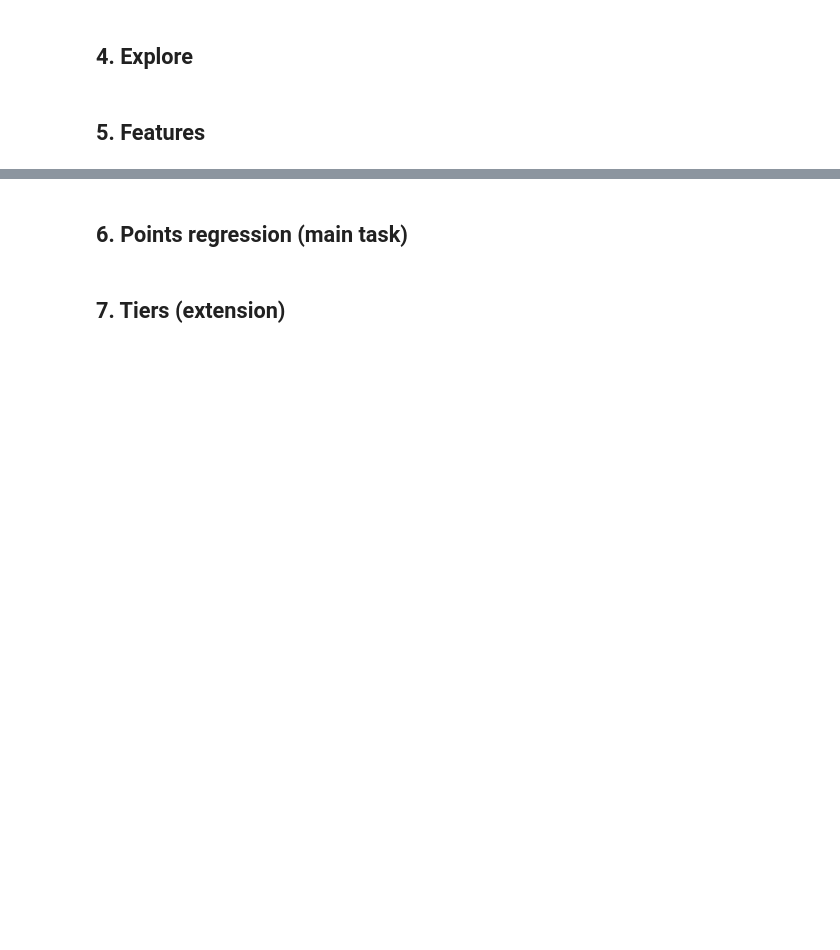
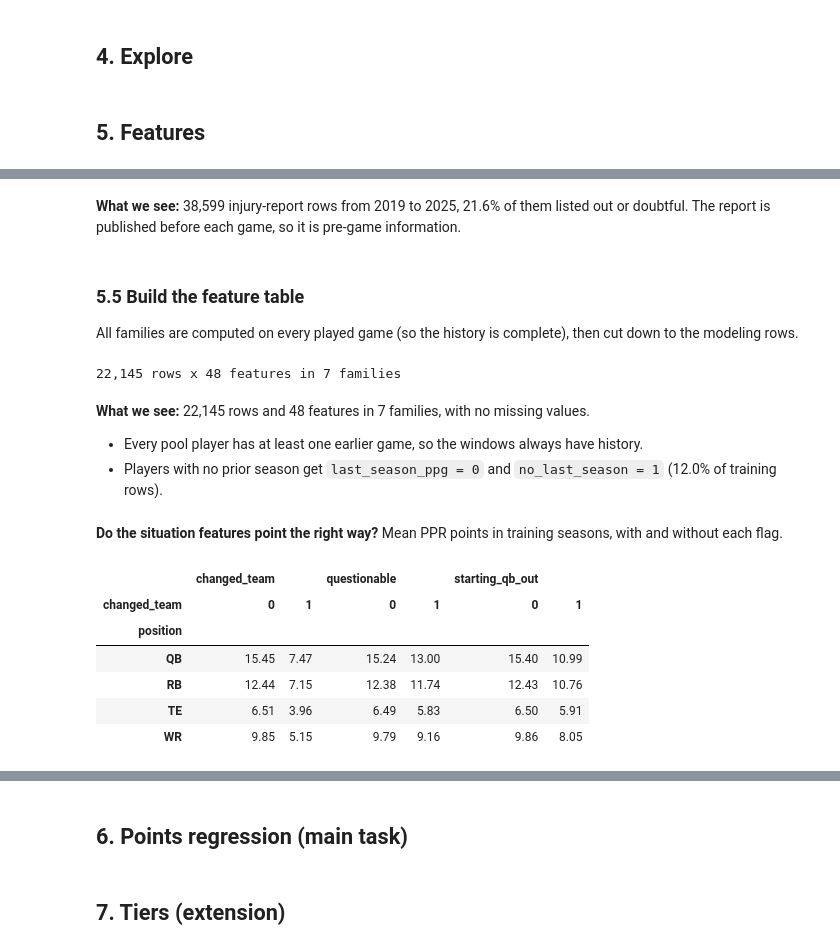
Before and after one commit to HashaRock/CS363M_FFBall_Project, a Jupyter notebook: fantasy_football_rankings.ipynb, the cells around one changed output, grey strips where cells are left out. Cells and saved outputs as stored; diff of their text form; code cells hidden in the pictures; blank space fills up the shorter version.

```diff
--- a/fantasy_football_rankings.ipynb
+++ b/fantasy_football_rankings.ipynb
@@ -497,0 +672,56 @@ Saved player_games (46945, 163), player_weeks (22145, 164), ecr_weekly (18257, 1
+# %% [markdown]
+**What we see:** 38,599 injury-report rows from 2019 to 2025, 21.6% of them listed out or doubtful. The report is published before each game, so it is pre-game information.
+# %% [markdown]
+### 5.5 Build the feature table
+All families are computed on every played game (so the history is complete), then cut down to the modeling rows.
+# %%
+def build_features(games, half_life):
+    g = games
+    parts = [past_windows(g, stat, half_life) for stat in PRODUCTION_STATS + USAGE_STATS]
+    parts += [luck_windows(g), game_script_features(g), opponent_features(g, half_life),
+              history_features(g), injury_features(g, injury_report, half_life),
+              pd.get_dummies(g["position"], prefix="pos", dtype=int)]
+    table = pd.concat([g[["gsis_id", "season", "week", "position", "team", "kickoff", TARGET]]] + parts, axis=1)
+    return table.merge(player_weeks[["gsis_id", "season", "week"]], on=["gsis_id", "season", "week"])
+
+
+def window_columns(stats):
+    return [f"{s}_{w}" for s in stats for w in ["last1", "last3", "recent", "season"]]
+
+
+FEATURE_FAMILIES = {
+    "position": [f"pos_{p}" for p in POSITIONS],
+    "recent_production": window_columns(PRODUCTION_STATS),
+    "usage": window_columns(USAGE_STATS),
+    "luck": ["luck_recent", "luck_season"],
+    "game_script": ["implied_team_points", "favored_by", "game_total", "is_home"],
+    "opponent": ["opp_points_allowed"],
+    "situation": ["games_this_season", "weeks_since_last_game", "changed_team", "last_season_ppg", "no_last_season",
+                  "questionable", "starting_qb_out", "vacated_target_share", "vacated_carry_share"],
+}
+ALL_FEATURES = [c for cols in FEATURE_FAMILIES.values() for c in cols]
+
+features_by_half_life = {hl: build_features(games, hl) for hl in HALF_LIFE_CANDIDATES + [None]}
+example = features_by_half_life[HALF_LIFE_CANDIDATES[0]]
+print(f"{len(example):,} rows x {len(ALL_FEATURES)} features in {len(FEATURE_FAMILIES)} families")
+assert example[ALL_FEATURES].notna().all().all(), "missing feature values"
+# %% [output]
+22,145 rows x 48 features in 7 families
+# %% [markdown]
+**What we see:** 22,145 rows and 48 features in 7 families, with no missing values.
+- Every pool player has at least one earlier game, so the windows always have history.
+- Players with no prior season get `last_season_ppg = 0` and `no_last_season = 1` (12.0% of training rows).
+# %% [markdown]
+**Do the situation features point the right way?** Mean PPR points in training seasons, with and without each flag.
+# %%
+train_example = example[example["season"].isin(TRAIN_SEASONS)]
+display(pd.concat({flag: train_example.groupby(["position", flag])[TARGET].mean().unstack()
+                   for flag in ["changed_team", "questionable", "starting_qb_out"]}, axis=1).round(2))
+# %% [output]
+|  | changed_team |  | questionable |  | starting_qb_out |  |
+| changed_team | 0 | 1 | 0 | 1 | 0 | 1 |
+| position |  |  |  |  |  |  |
+| QB | 15.45 | 7.47 | 15.24 | 13.00 | 15.40 | 10.99 |
+| RB | 12.44 | 7.15 | 12.38 | 11.74 | 12.43 | 10.76 |
+| TE | 6.51 | 3.96 | 6.49 | 5.83 | 6.50 | 5.91 |
+| WR | 9.85 | 5.15 | 9.79 | 9.16 | 9.86 | 8.05 |
```
Also changed, not shown: parts of 23 cells of this notebook.
